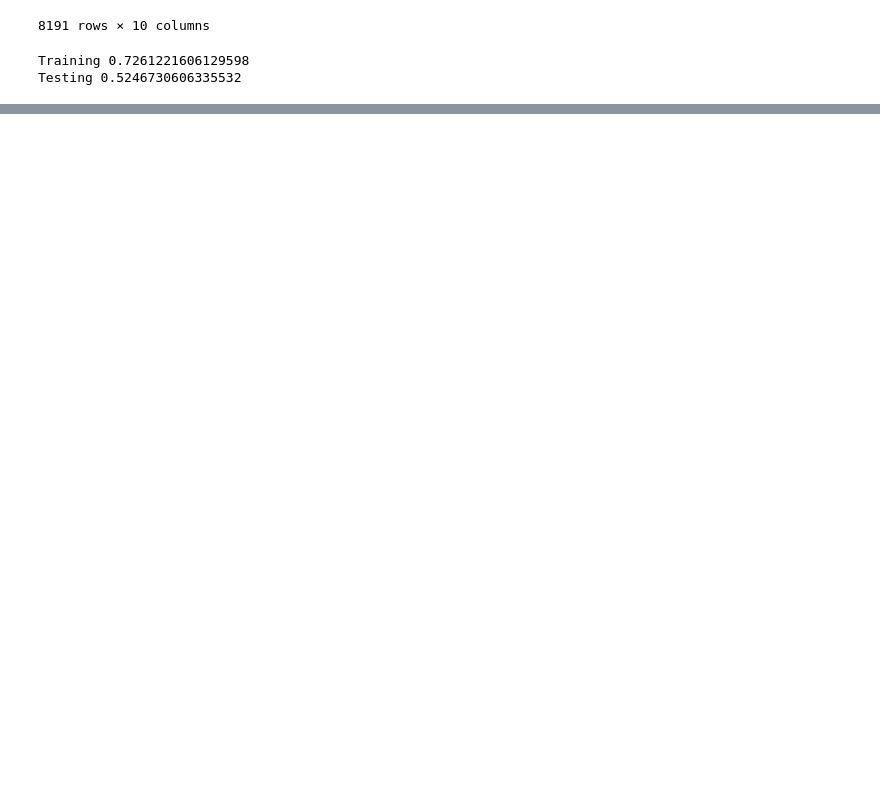
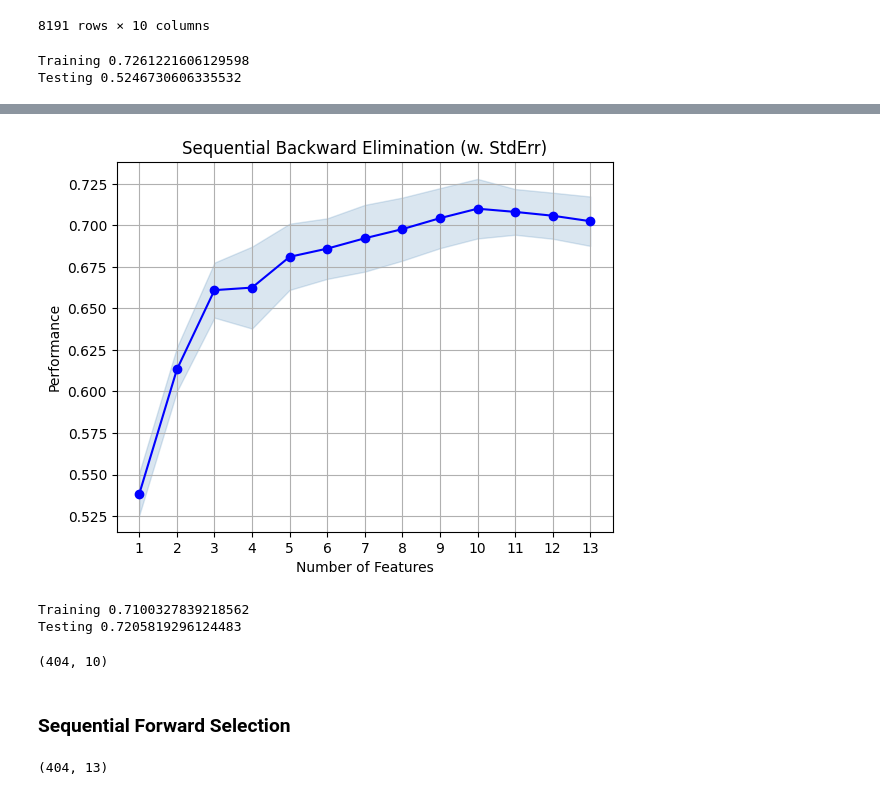
Before and after one commit to Apurba1903/Machine_Learning, a Jupyter notebook: Feature Selection/wrapper-method.ipynb, the cells around one changed output, grey strips where cells are left out. Drawn from its saved outputs; the diff is of its cells as text; code cells hidden in the pictures; blank space fills up the shorter version.

Commit message:
wrapper feature selection

```diff
--- a/Feature Selection/wrapper-method.ipynb
+++ b/Feature Selection/wrapper-method.ipynb
@@ -206,0 +211,19 @@ Testing 0.5246730606335532
+# %%
+import pandas as pd
+import numpy as np
+from sklearn.model_selection import train_test_split
+from sklearn.linear_model import LinearRegression
+from sklearn.metrics import mean_absolute_error
+from mlxtend.feature_selection import SequentialFeatureSelector as SFS
+
+# Load the Dataset
+data = pd.read_csv('https://raw.githubusercontent.com/selva86/datasets/master/BostonHousing.csv')
+
+# Separate the Target Variable
+X = data.drop('medv', axis=1)
+y = data['medv']
+
+# Split the Data into Train and Test sets
+X_train, X_test, y_train, y_test = train_test_split(X, y, test_size=0.2, random_state=1)
+
+print(X_train.shape)
@@ -206,0 +232,4 @@ Testing 0.5246730606335532
+# %%
+sc = StandardScaler()
+X_train = sc.fit_transform(X_train)
+X_test = sc.transform(X_test)
@@ -206,0 +244,7 @@ Testing 0.5246730606335532
+# %%
+lr = LinearRegression()
+
+# Performing Backward Elimination
+sfs = SFS(lr, k_features='best', forward=False, floating=False, scoring='r2', cv=5)
+
+sfs.fit(X_train, y_train)
@@ -206,0 +281,48 @@ Testing 0.5246730606335532
+# %%
+from mlxtend.plotting import plot_sequential_feature_selection as plot_sfs
+
+fig1 = plot_sfs(sfs.get_metric_dict(), kind='std_err')
+
+plt.title('Sequential Backward Elimination (w. StdErr)')
+plt.grid()
+plt.show()
+# %% [output]
+[figure, added]
+# %%
+X_train_sel = sfs.transform(X_train)
+X_test_sel = sfs.transform(X_test)
+
+model = LinearRegression()
+
+print('Training', np.mean(cross_val_score(model, X_train_sel, y_train, cv=5, scoring='r2')))
+print('Testing', np.mean(cross_val_score(model, X_test_sel, y_test, cv=5, scoring='r2')))
+# %% [output]
+Training 0.7100327839218562
+Testing 0.7205819296124483
+# %%
+X_train_sel.shape
+# %% [output]
+(404, 10)
+# %% [markdown]
+### Sequential Forward Selection
+# %%
+import pandas as pd
+import numpy as np
+from sklearn.model_selection import train_test_split
+from sklearn.linear_model import LinearRegression
+from sklearn.metrics import mean_absolute_error
+from mlxtend.feature_selection import SequentialFeatureSelector as SFS
+
+# Load the Dataset
+data = pd.read_csv('https://raw.githubusercontent.com/selva86/datasets/master/BostonHousing.csv')
+
+# Separate the Target Variable
+X = data.drop('medv', axis=1)
+y = data['medv']
+
+# Split the Data into Train and Test sets
+X_train, X_test, y_train, y_test = train_test_split(X, y, test_size=0.2, random_state=1)
+
+print(X_train.shape)
+# %% [output]
+(404, 13)
```
Also changed, not shown: parts of 19 cells of this notebook.
